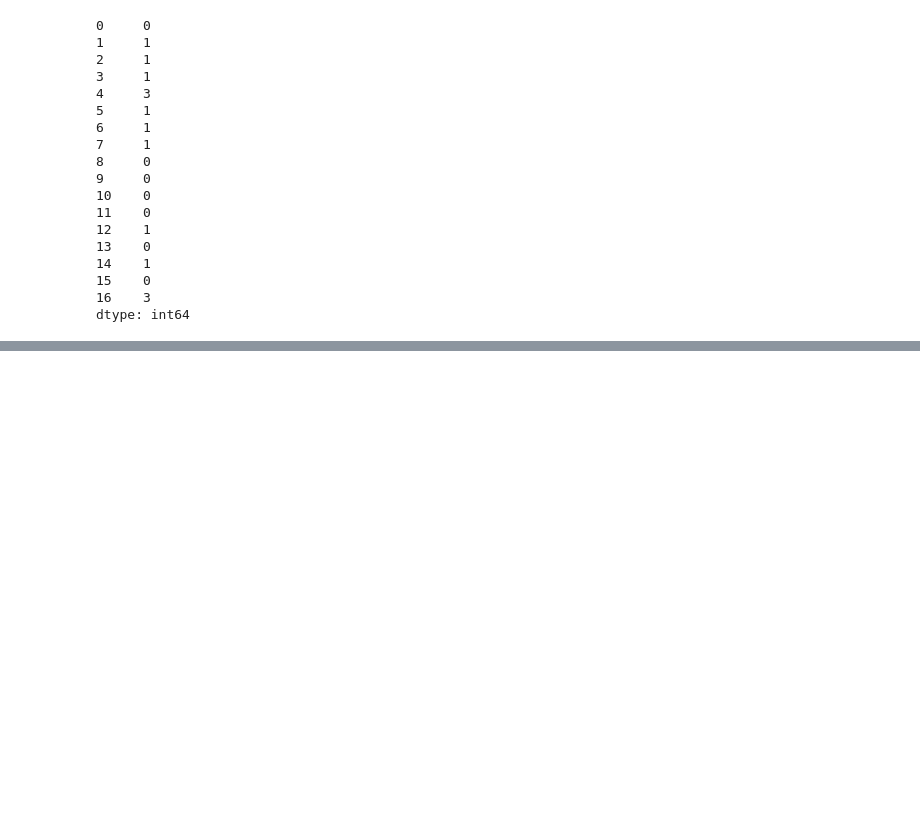
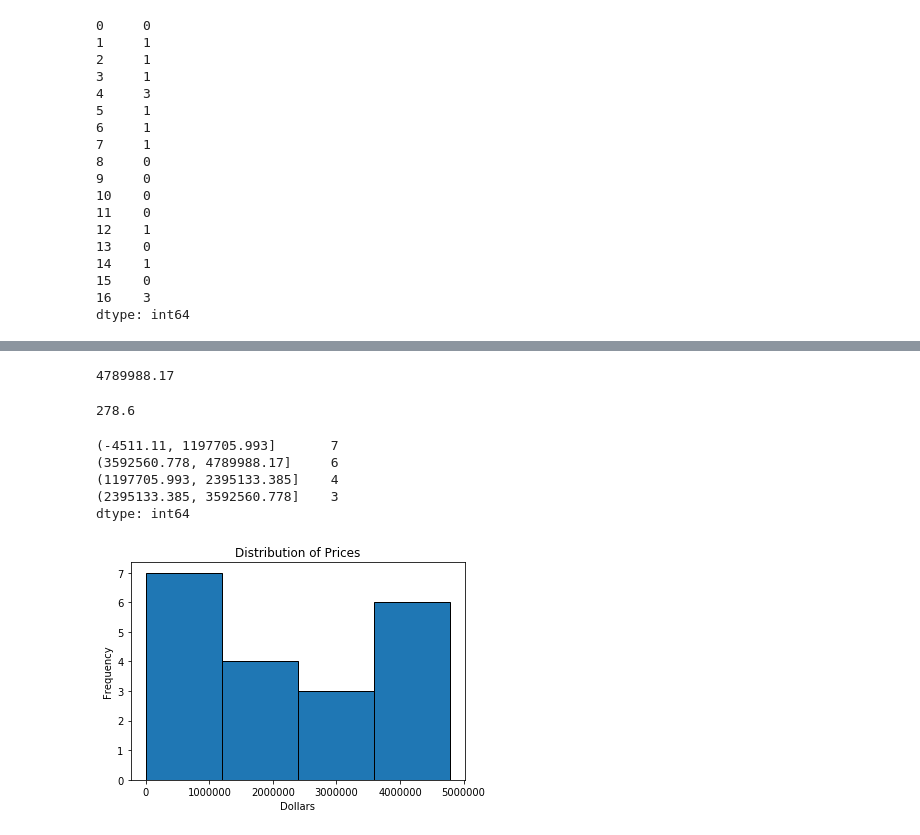
Before and after one commit to aleclhartman/python-exercises, a Jupyter notebook: 4.8.4.2_pandas_series.ipynb, the cells around one changed output, grey strips where cells are left out. Drawn from its saved outputs; the diff is of its cells as text; code cells hidden in the pictures; blank space fills up the shorter version.

```diff
--- a/4.8.4.2_pandas_series.ipynb
+++ b/4.8.4.2_pandas_series.ipynb
@@ -169,0 +216,5 @@ dtype: int64
+# %%
+# 2. Use pandas to create a Series from the following data:
+# What is the data type of the series?
+prices = pd.Series(['$796,459.41', '$278.60', '$482,571.67', '$4,503,915.98', '$2,121,418.3', '$1,260,813.3', '$87,231.01', '$1,509,175.45', '$4,138,548.00', '$2,848,913.80', '$594,715.39', '$4,789,988.17', '$4,513,644.5', '$3,191,059.97', '$1,758,712.24', '$4,338,283.54', '$4,738,303.38', '$2,791,759.67', '$769,681.94', '$452,650.23'])
+prices
@@ -169,0 +239,4 @@ dtype: int64
+# %%
+# Use series operations to convert the series to a numeric data type.
+prices = prices.str.replace(",", "")
+prices
@@ -169,0 +261,3 @@ dtype: int64
+# %%
+prices = prices.str[1:]
+prices
@@ -169,0 +282,3 @@ dtype: int64
+# %%
+prices = prices.astype("float")
+prices
@@ -169,0 +303,29 @@ dtype: int64
+# %%
+# What is the maximum value?
+prices.max()
+# %% [output]
+4789988.17
+# %%
+# The minimum?
+prices.min()
+# %% [output]
+278.6
+# %%
+# Bin the data into 4 equally sized intervals and show how many values fall into each bin.
+pd.cut(prices, 4).value_counts()
+# %% [output]
+(-4511.11, 1197705.993]       7
+(3592560.778, 4789988.17]     6
+(1197705.993, 2395133.385]    4
+(2395133.385, 3592560.778]    3
+dtype: int64
+# %%
+# Plot a histogram of the data. Be sure to include a title and axis labels.
+import matplotlib.pyplot as plt
+
+prices.plot.hist(bins=4, edgecolor="black")
+plt.title("Distribution of Prices")
+plt.xlabel("Dollars")
+plt.show()
+# %% [output]
+[figure, added]
```
Also changed, not shown: parts of 22 cells of this notebook, 1 other file.
